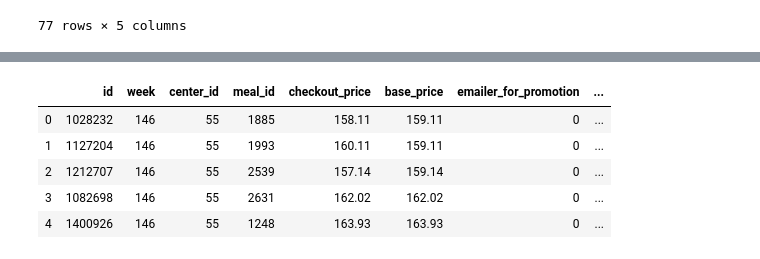
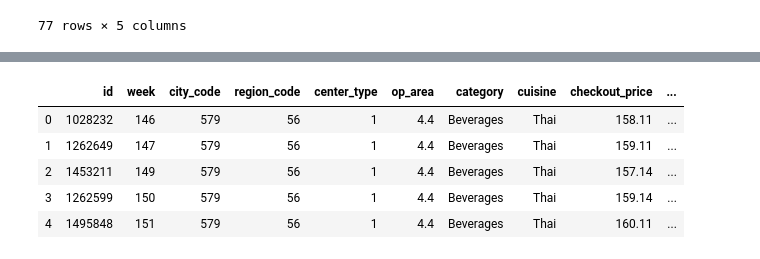
Before and after one commit to jaydbendre/Data-Mining-And-Buisness-Intelligence-Semester-6, a Jupyter notebook: Experiment4/train.ipynb, the cells around one changed output, grey strips where cells are left out. Saved outputs shown, nothing was run; the diff lists cells and outputs as text; code cells hidden in the pictures.

```diff
--- a/Experiment4/train.ipynb
+++ b/Experiment4/train.ipynb
@@ -192,13 +209,31 @@ test_dataset.head()
+# %%
+test_dataset = pd.DataFrame(
+    test_dataset[
+        [
+            "id",
+            "week",
+            "city_code",
+            "region_code",
+            "center_type",
+            "op_area",
+            "category",
+            "cuisine",
+            "checkout_price",
+            "base_price",
+            "emailer_for_promotion",
+            "homepage_featured",
+        ]
+    ]
+)
+
+test_dataset.head()
+# %% [output]
+|  | id | week | city_code | region_code | center_type | op_area | category | cuisine | checkout_price | ... |
+| 0 | 1028232 | 146 | 579 | 56 | 1 | 4.4 | Beverages | Thai | 158.11 | ... |
+| 1 | 1262649 | 147 | 579 | 56 | 1 | 4.4 | Beverages | Thai | 159.11 | ... |
+| 2 | 1453211 | 149 | 579 | 56 | 1 | 4.4 | Beverages | Thai | 157.14 | ... |
+| 3 | 1262599 | 150 | 579 | 56 | 1 | 4.4 | Beverages | Thai | 159.14 | ... |
+| 4 | 1495848 | 151 | 579 | 56 | 1 | 4.4 | Beverages | Thai | 160.11 | ... |
 # %%
 with open("Datasets/Clean/cleaned_dataset_train.csv" , "w") as file :
     train_dataset.to_csv(file,index=False)
-# %%
-testing_dataset = pd.DataFrame(pd.read_csv("Datasets/test/test.csv"))
-testing_dataset.head()
-# %% [output]
-|  | id | week | center_id | meal_id | checkout_price | base_price | emailer_for_promotion | ... |
-| 0 | 1028232 | 146 | 55 | 1885 | 158.11 | 159.11 | 0 | ... |
-| 1 | 1127204 | 146 | 55 | 1993 | 160.11 | 159.11 | 0 | ... |
-| 2 | 1212707 | 146 | 55 | 2539 | 157.14 | 159.14 | 0 | ... |
-| 3 | 1082698 | 146 | 55 | 2631 | 162.02 | 162.02 | 0 | ... |
-| 4 | 1400926 | 146 | 55 | 1248 | 163.93 | 163.93 | 0 | ... |
```
Also changed, not shown: parts of 7 cells of this notebook, 1 other file.
